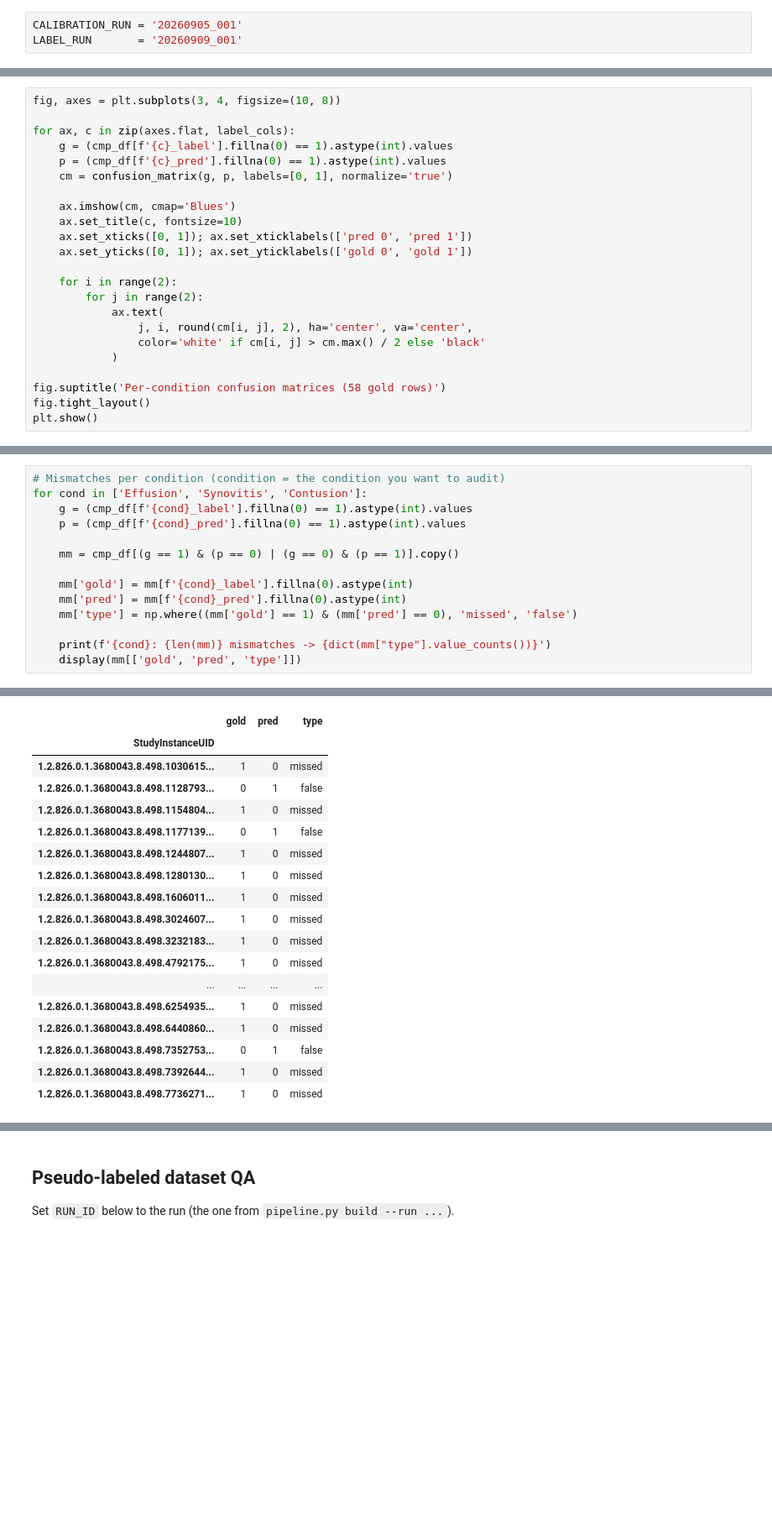
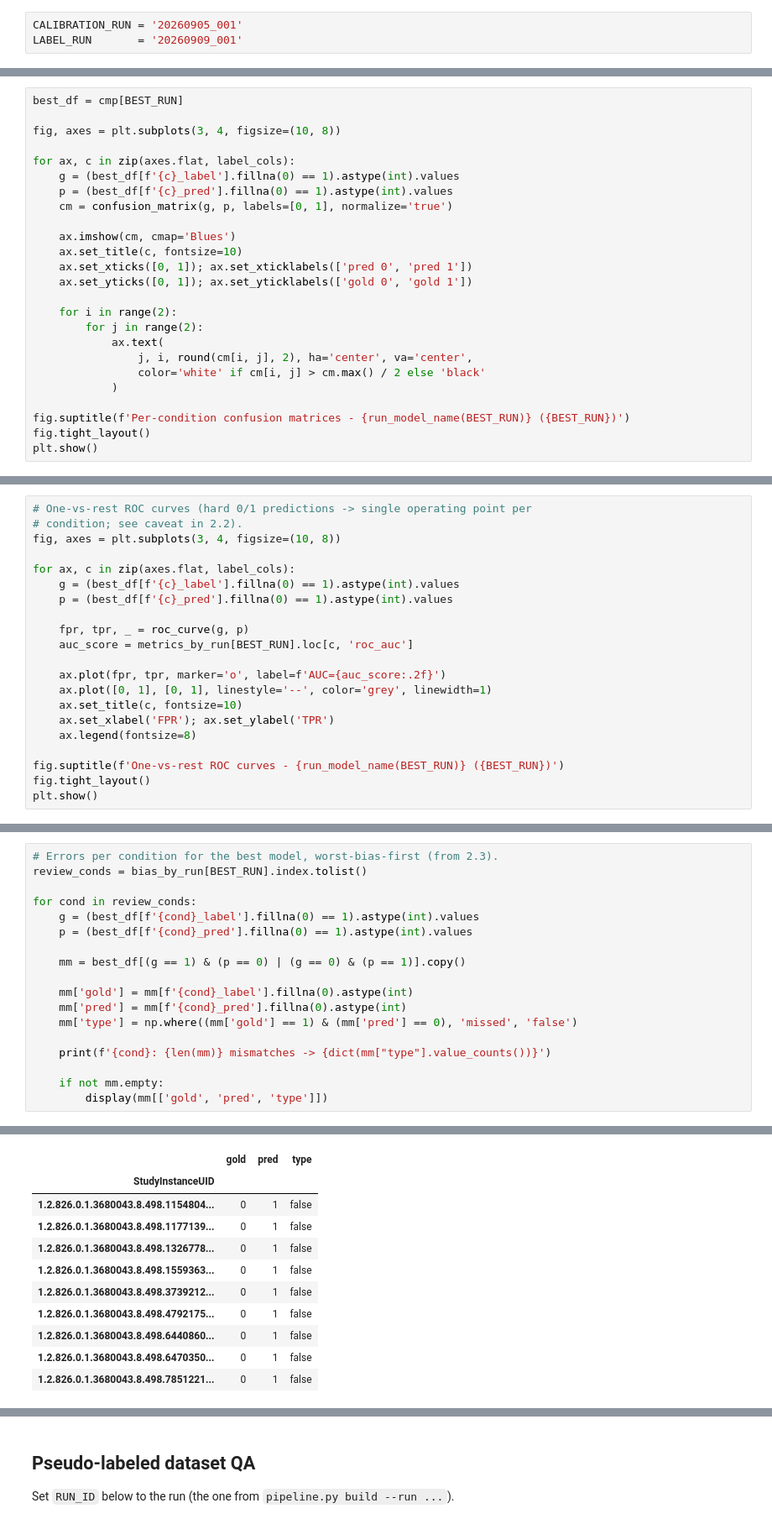
Before and after one commit to gperdrizet/RSNA-knee-abnormality, a Jupyter notebook: notebooks/02-label_extraction.ipynb, the cells around one changed output, grey strips where cells are left out. Shown at 84% size. Drawn from its saved outputs; the diff is of its cells as text; blank space fills up the shorter version.

```diff
--- a/notebooks/02-label_extraction.ipynb
+++ b/notebooks/02-label_extraction.ipynb
@@ -145,9 +386,11 @@ Mean accuracy: 0.816 | Mean kappa: 0.587
 # %%
+best_df = cmp[BEST_RUN]
+
 fig, axes = plt.subplots(3, 4, figsize=(10, 8))
 
 for ax, c in zip(axes.flat, label_cols):
-    g = (cmp_df[f'{c}_label'].fillna(0) == 1).astype(int).values
-    p = (cmp_df[f'{c}_pred'].fillna(0) == 1).astype(int).values
+    g = (best_df[f'{c}_label'].fillna(0) == 1).astype(int).values
+    p = (best_df[f'{c}_pred'].fillna(0) == 1).astype(int).values
     cm = confusion_matrix(g, p, labels=[0, 1], normalize='true')
 
     ax.imshow(cm, cmap='Blues')
@@ -162,7 +405,7 @@ for ax, c in zip(axes.flat, label_cols):
                 color='white' if cm[i, j] > cm.max() / 2 else 'black'
             )
 
-fig.suptitle('Per-condition confusion matrices (58 gold rows)')
+fig.suptitle(f'Per-condition confusion matrices - {run_model_name(BEST_RUN)} ({BEST_RUN})')
 fig.tight_layout()
 plt.show()
 # %% [output]
@@ -254,0 +413,21 @@ bias_tbl
+# %%
+# One-vs-rest ROC curves (hard 0/1 predictions -> single operating point per
+# condition; see caveat in 2.2).
+fig, axes = plt.subplots(3, 4, figsize=(10, 8))
+
+for ax, c in zip(axes.flat, label_cols):
+    g = (best_df[f'{c}_label'].fillna(0) == 1).astype(int).values
+    p = (best_df[f'{c}_pred'].fillna(0) == 1).astype(int).values
+
+    fpr, tpr, _ = roc_curve(g, p)
+    auc_score = metrics_by_run[BEST_RUN].loc[c, 'roc_auc']
+
+    ax.plot(fpr, tpr, marker='o', label=f'AUC={auc_score:.2f}')
+    ax.plot([0, 1], [0, 1], linestyle='--', color='grey', linewidth=1)
+    ax.set_title(c, fontsize=10)
+    ax.set_xlabel('FPR'); ax.set_ylabel('TPR')
+    ax.legend(fontsize=8)
+
+fig.suptitle(f'One-vs-rest ROC curves - {run_model_name(BEST_RUN)} ({BEST_RUN})')
+fig.tight_layout()
+plt.show()
@@ -255,17 +436,21 @@ bias_tbl
 # %%
-# Mismatches per condition (condition = the condition you want to audit)
-for cond in ['Effusion', 'Synovitis', 'Contusion']:
-    g = (cmp_df[f'{cond}_label'].fillna(0) == 1).astype(int).values
-    p = (cmp_df[f'{cond}_pred'].fillna(0) == 1).astype(int).values
+# Errors per condition for the best model, worst-bias-first (from 2.3).
+review_conds = bias_by_run[BEST_RUN].index.tolist()
 
-    mm = cmp_df[(g == 1) & (p == 0) | (g == 0) & (p == 1)].copy()
+for cond in review_conds:
+    g = (best_df[f'{cond}_label'].fillna(0) == 1).astype(int).values
+    p = (best_df[f'{cond}_pred'].fillna(0) == 1).astype(int).values
+
+    mm = best_df[(g == 1) & (p == 0) | (g == 0) & (p == 1)].copy()
 
     mm['gold'] = mm[f'{cond}_label'].fillna(0).astype(int)
     mm['pred'] = mm[f'{cond}_pred'].fillna(0).astype(int)
     mm['type'] = np.where((mm['gold'] == 1) & (mm['pred'] == 0), 'missed', 'false')
 
     print(f'{cond}: {len(mm)} mismatches -> {dict(mm["type"].value_counts())}')
-    display(mm[['gold', 'pred', 'type']])
+
+    if not mm.empty:
+        display(mm[['gold', 'pred', 'type']])
 # %% [output]
 Effusion: 16 mismatches -> {'false': np.int64(16)}
 |  | gold | pred | type |
@@ -290,18 +475,11 @@ Synovitis: 18 mismatches -> {'missed': np.int64(14), 'false': np.int64(4)}
 |  | gold | pred | type |
 | StudyInstanceUID |  |  |  |
-| 1.2.826.0.1.3680043.8.498.1030615... | 1 | 0 | missed |
-| 1.2.826.0.1.3680043.8.498.1128793... | 0 | 1 | false |
-| 1.2.826.0.1.3680043.8.498.1154804... | 1 | 0 | missed |
+| 1.2.826.0.1.3680043.8.498.1154804... | 0 | 1 | false |
 | 1.2.826.0.1.3680043.8.498.1177139... | 0 | 1 | false |
-| 1.2.826.0.1.3680043.8.498.1244807... | 1 | 0 | missed |
-| 1.2.826.0.1.3680043.8.498.1280130... | 1 | 0 | missed |
-| 1.2.826.0.1.3680043.8.498.1606011... | 1 | 0 | missed |
-| 1.2.826.0.1.3680043.8.498.3024607... | 1 | 0 | missed |
-| 1.2.826.0.1.3680043.8.498.3232183... | 1 | 0 | missed |
-| 1.2.826.0.1.3680043.8.498.4792175... | 1 | 0 | missed |
-| ... | ... | ... | ... |
-| 1.2.826.0.1.3680043.8.498.6254935... | 1 | 0 | missed |
-| 1.2.826.0.1.3680043.8.498.6440860... | 1 | 0 | missed |
-| 1.2.826.0.1.3680043.8.498.7352753... | 0 | 1 | false |
-| 1.2.826.0.1.3680043.8.498.7392644... | 1 | 0 | missed |
-| 1.2.826.0.1.3680043.8.498.7736271... | 1 | 0 | missed |
+| 1.2.826.0.1.3680043.8.498.1326778... | 0 | 1 | false |
+| 1.2.826.0.1.3680043.8.498.1559363... | 0 | 1 | false |
+| 1.2.826.0.1.3680043.8.498.3739212... | 0 | 1 | false |
+| 1.2.826.0.1.3680043.8.498.4792175... | 0 | 1 | false |
+| 1.2.826.0.1.3680043.8.498.6440860... | 0 | 1 | false |
+| 1.2.826.0.1.3680043.8.498.6470350... | 0 | 1 | false |
+| 1.2.826.0.1.3680043.8.498.7851221... | 0 | 1 | false |
```
Also changed, not shown: parts of 25 cells of this notebook, 2 other files.
